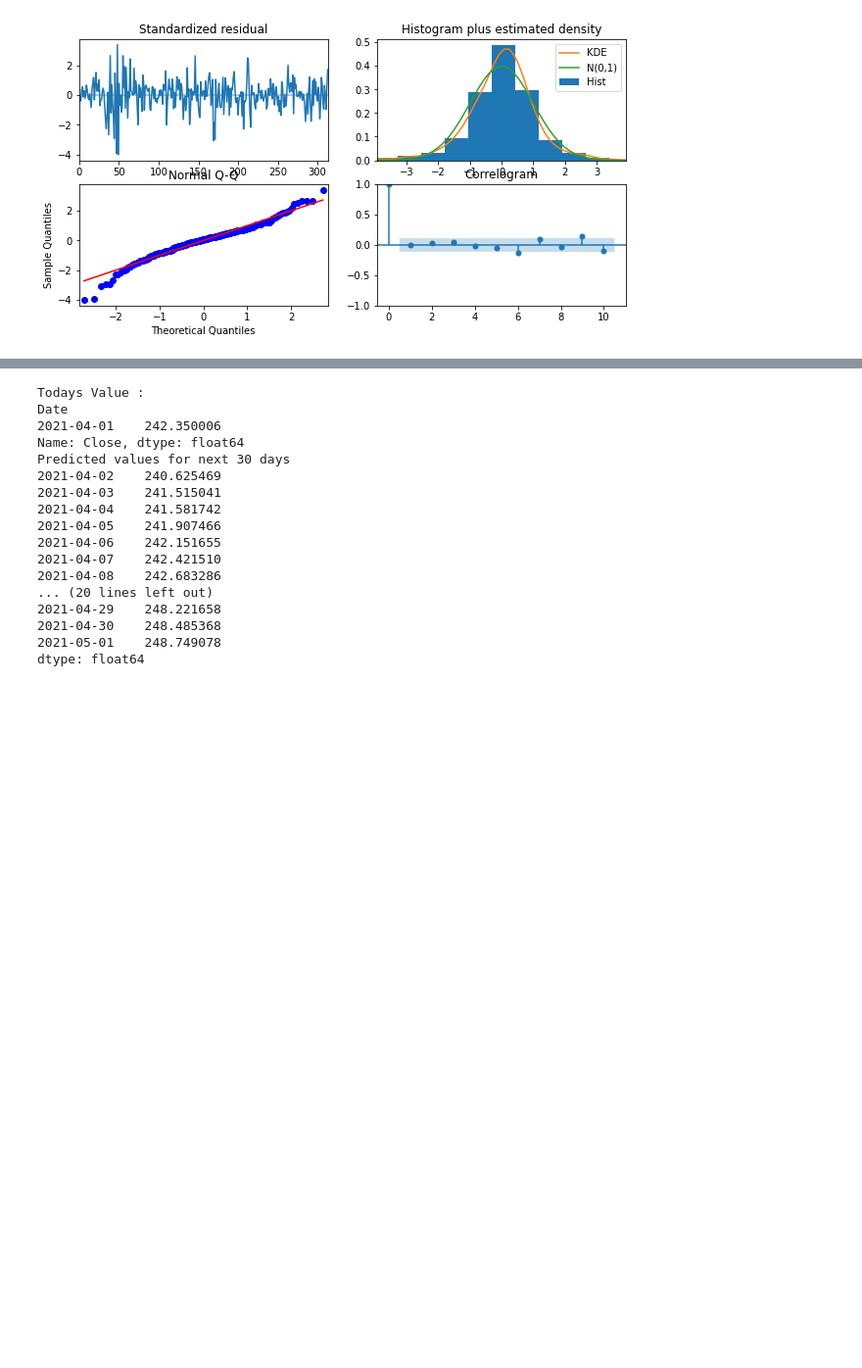
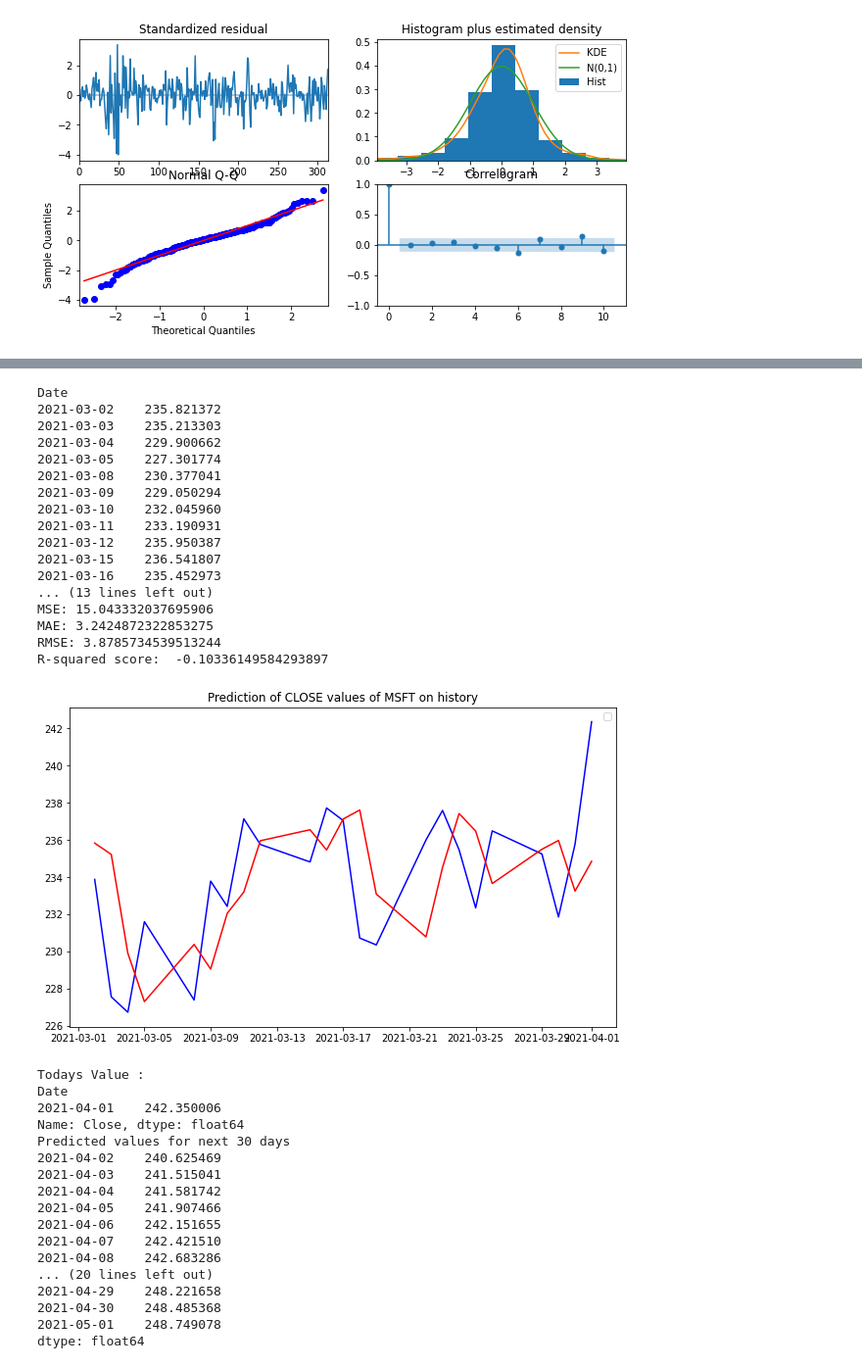
Before and after one commit to komaljoshi-sjsu/stock-prediction, a Jupyter notebook: AutoArima(MSFT).ipynb, the cells around one changed output, grey strips where cells are left out. Shown at 98% size. Drawn from its saved outputs; the diff is of its cells as text; code cells hidden in the pictures; blank space fills up the shorter version.

Commit message:
AutoArima

```diff
--- a/AutoArima(MSFT).ipynb
+++ b/AutoArima(MSFT).ipynb
@@ -234,0 +153,45 @@ R-squared score:  -0.18891759206453118
+# %%
+# Finding predicted values for last 31 days and plotting graph between predicted values and test actual values
+# of last 31 days
+from math import sqrt
+from matplotlib import pyplot
+
+size = int(len(df.Close))-23
+train, test = df.Close[0:size], df.Close[size:len(df.Close)]
+history = [x for x in train]
+predictions = list()
+# walk-forward validation
+for t in range(len(test)):
+    model = ARIMA(history, order=(1,1,0))
+    model_fit = model.fit()
+    output = model_fit.forecast()
+    yhat = output[0][0]
+    predictions.append(yhat)
+    obs = test[t]
+    history.append(obs)
+    #print('predicted=%f, expected=%f' % (yhat, obs))
+series = pd.Series(predictions,index=test.index)
+print(series)
+
+# evaluate forecasts
+
+# report performance
+
+mse = mean_squared_error(test, series)
+print('MSE: '+str(mse))
+mae = mean_absolute_error(test, series)
+print('MAE: '+str(mae))
+rmse = math.sqrt(mean_squared_error(test, series))
+print('RMSE: '+str(rmse))
+r2 = r2_score(test, series, sample_weight=None, multioutput='uniform_average')
+print('R-squared score: ', r2)
+
+
+pyplot.figure(figsize=(10,6))
+pyplot.title("Prediction of CLOSE values of MSFT on history")
+pyplot.plot(test,color='blue')
+pyplot.legend(loc='best')
+pyplot.plot(series ,color='red')
+pyplot.savefig("ARIMA ")
+pyplot.show()
+# %% [output]
@@ -235,3 +217,21 @@ R-squared score:  -0.18891759206453118
+Date
+2021-03-02    235.821372
+2021-03-03    235.213303
+2021-03-04    229.900662
+2021-03-05    227.301774
+2021-03-08    230.377041
+2021-03-09    229.050294
+2021-03-10    232.045960
+2021-03-11    233.190931
+2021-03-12    235.950387
+2021-03-15    236.541807
+2021-03-16    235.452973
+... (13 lines left out)
+MSE: 15.043332037695906
+MAE: 3.2424872322853275
+RMSE: 3.8785734539513244
+R-squared score:  -0.10336149584293897
+[figure, added]
 # %%
 from datetime import timedelta
 # Forecast
```
Also changed, not shown: parts of 4 cells of this notebook.
